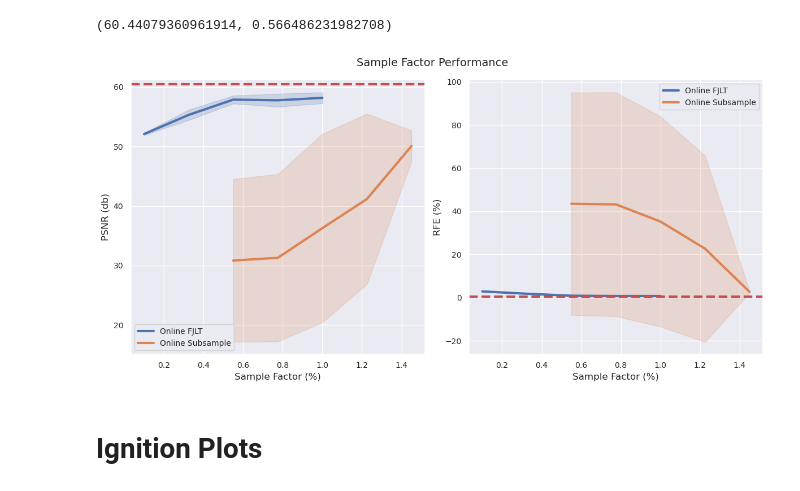
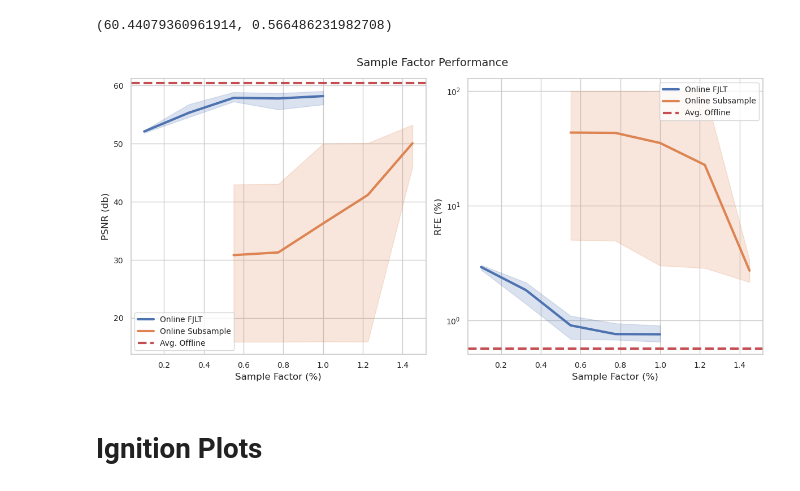
Before and after one commit to RS-Coop/Implicit-Neural-Compression, a Jupyter notebook: Paper Results.ipynb, the cells around one changed output. Drawn from its saved outputs; the diff is of its cells as text; code cells hidden in the pictures.

```diff
--- a/Paper Results.ipynb
+++ b/Paper Results.ipynb
@@ -6,7 +6,7 @@ import matplotlib.pyplot as plt
 import seaborn as sns
 import scipy as scp
 
-sns.set_theme()
+sns.set_theme(style="whitegrid")
 # %%
 lw = 3
 SMALL_SIZE = 10
@@ -78,0 +81,20 @@ Channel Flow...
+# %%
+#Three sig figs
+map = lambda x: np.format_float_positional(x, precision=3, unique=False, fractional=False)
+
+#Extract tb logs
+log_dir = "lightning_logs/ignition/"
+experiments = ["hnet_online_hreg", "tinr_online_subsample_0.7%", "tinr_online_fjlt_0.7%", "hnet_online_subsample_0.7%", "hnet_online_fjlt_0.7%"]
+
+df = pd.DataFrame(columns=["metric"]+experiments)
+df["metric"] = ["Mean PSNR", "Std PSNR", "Mean RFE", "Std RFE"]
+
+for i, experiment in enumerate(experiments):
+    reader = tb.SummaryReader(log_dir+experiment)
+    df_ = reader.scalars
+    df_ = df_[df_["tag"].isin(["real_test_avg_PSNR", "real_test_avg_RFError"])]
+
+    df.loc[0,experiment] = map(np.mean(df_[df_["tag"] == "real_test_avg_PSNR"]["value"]))
+    df.loc[1,experiment] = map(np.std(df_[df_["tag"] == "real_test_avg_PSNR"]["value"]))
+    df.loc[2,experiment] = map(np.mean(df_[df_["tag"] == "real_test_avg_RFError"]["value"])*100)
+    df.loc[3,experiment] = map(np.std(df_[df_["tag"] == "real_test_avg_RFError"]["value"])*100)
@@ -173,38 +203,40 @@ mean_PSNR, mean_RFE
 # %%
 #Plot
 fig, ax = plt.subplots(1,2,figsize=(12,6))
 
 #fjlt
-sns.lineplot(data=df["fjlt"], x="Sample Factor", y="PSNR", ax=ax[0], errorbar="sd", label="Online FJLT", lw=lw)
+sns.lineplot(data=df["fjlt"], x="Sample Factor", y="PSNR", ax=ax[0], errorbar=("pi", 100), label="Online FJLT", lw=lw)
 ax[0].set_xlabel("Sample Factor (%)")
 ax[0].set_ylabel("PSNR (db)")
-ax[0].legend()
 
-sns.lineplot(data=df["fjlt"], x="Sample Factor", y="RFE", ax=ax[1], errorbar="sd", label="Online FJLT", lw=lw)
+sns.lineplot(data=df["fjlt"], x="Sample Factor", y="RFE", ax=ax[1], errorbar=("pi", 100), label="Online FJLT", lw=lw)
 ax[1].set_xlabel("Sample Factor (%)")
 ax[1].set_ylabel("RFE (%)")
-ax[1].legend()
 
 #subsample
-sns.lineplot(data=df["subsample"], x="Sample Factor", y="PSNR", ax=ax[0], errorbar="sd", label="Online Subsample", lw=lw)
+sns.lineplot(data=df["subsample"], x="Sample Factor", y="PSNR", ax=ax[0], errorbar=("pi", 100), label="Online Subsample", lw=lw)
 ax[0].set_xlabel("Sample Factor (%)")
 ax[0].set_ylabel("PSNR (db)")
-ax[0].legend()
 
-sns.lineplot(data=df["subsample"], x="Sample Factor", y="RFE", ax=ax[1], errorbar="sd", label="Online Subsample", lw=lw)
+sns.lineplot(data=df["subsample"], x="Sample Factor", y="RFE", ax=ax[1], errorbar=("pi", 100), label="Online Subsample", lw=lw)
 ax[1].set_xlabel("Sample Factor (%)")
 ax[1].set_ylabel("RFE (%)")
-ax[1].legend()
+
+#
+ax[1].set(yscale="log")
 
 #offline
 ax[0].axhline(mean_PSNR, c="r", ls="--", label="Avg. Offline", lw=lw)
 ax[1].axhline(mean_RFE, c="r", ls="--", label="Avg. Offline", lw=lw)
 
+ax[0].legend()
+ax[1].legend()
+
 fig.suptitle("Sample Factor Performance")
 
 fig.tight_layout()
 # %% [output]
-[figure, old version]
+[figure, new version]
 # %%
 fig.savefig("misc/figures/sample-factor-performance.pdf", bbox_inches="tight")
 # %% [markdown]
```
Also changed, not shown: parts of 6 cells of this notebook.
